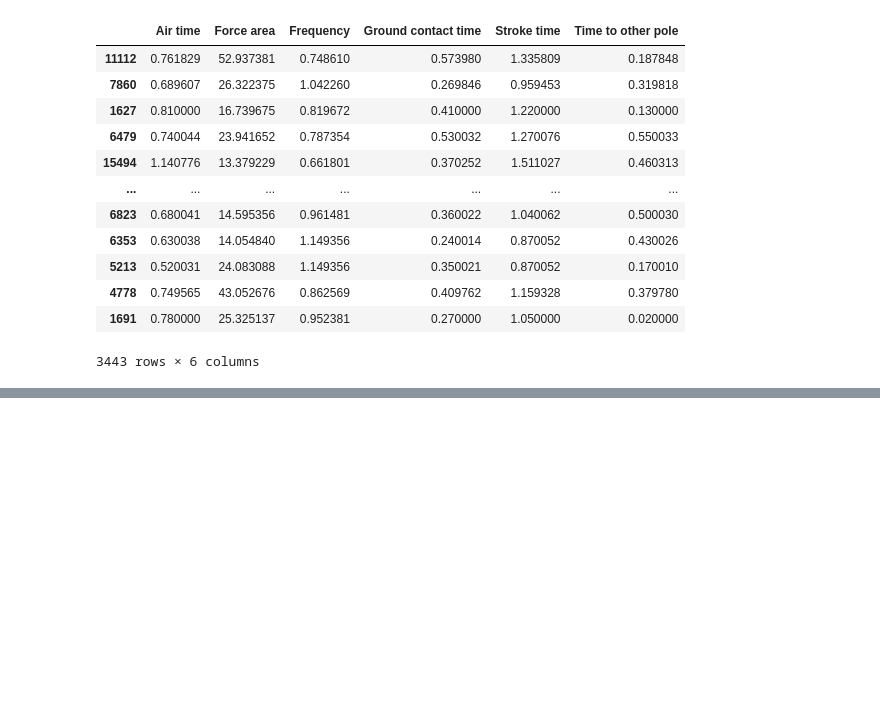
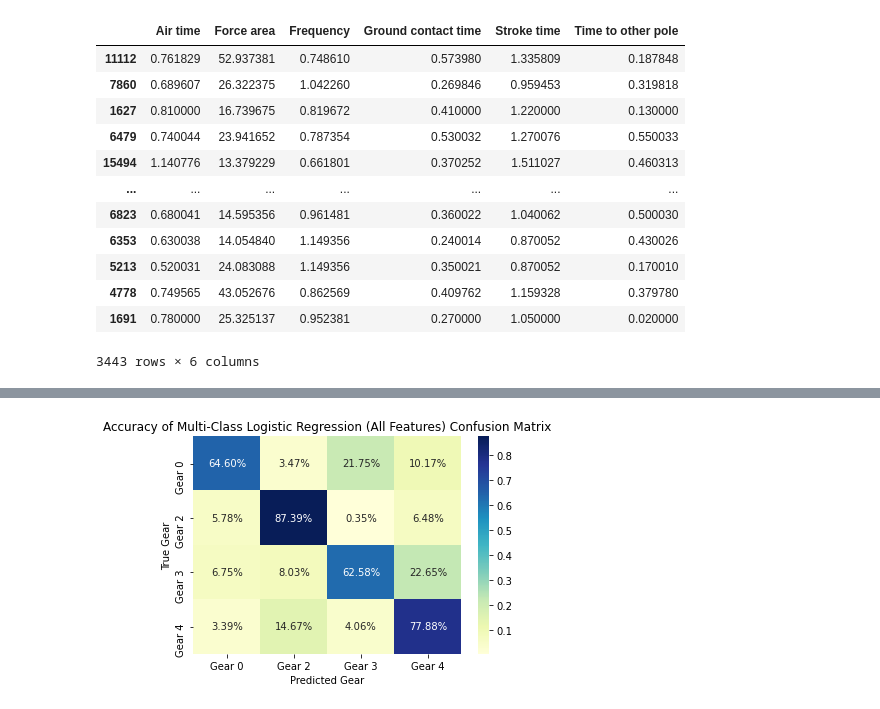
Before and after one commit to DavidLarssonIO/Data-driven-gait-analysis, a Jupyter notebook: main-savya.ipynb, the cells around one changed output, grey strips where cells are left out. Saved outputs shown, nothing was run; the diff lists cells and outputs as text; code cells hidden in the pictures; blank space fills up the shorter version.

```diff
--- a/main-savya.ipynb
+++ b/main-savya.ipynb
@@ -547,0 +474,12 @@ X_valid
+# %%
+# Now, using the random grid created above, we start to search for the best hyperparameters
+
+# First we create the base model that we want to tune by specifying no parameters
+lr = LogisticRegression()
+
+lr_random = RandomizedSearchCV(estimator=lr, param_distributions=param_grid,
+                               n_jobs=-1, scoring='balanced_accuracy', cv = 3,
+                              return_train_score=True)
+
+#lr_random_result = lr_random.fit(X_train, y_train)
+lr_random.fit(X_train, y_train)
@@ -547,0 +511,72 @@ X_valid
+# %%
+# Build the Random Forest Classifier model
+
+lr_best_random = lr_random.best_estimator_
+
+lr = lr_best_random
+
+# Fit the model
+lr.fit(X_train, y_train)
+
+
+# Predict Values using all the features, without reduction
+lr_all_y_pred = lr.predict(X_valid)
+
+# Build the k-fold cross-validator
+kfold = KFold(n_splits=5)
+lr_all_y_pred = cross_val_predict(lr, X_valid, y_valid, cv=kfold)
+
+
+
+
+lr_results = np.ndarray(shape=(1,11))
+
+lr_CM_arr = metrics.confusion_matrix(y_valid, lr_all_y_pred)
+
+TP = lr_CM_arr[0][0]                                                                                          # True Positives
+FN = lr_CM_arr[0][1]                                                                                          # False Positives
+FP = lr_CM_arr[1][0]                                                                                          # True Negatives
+TN = lr_CM_arr[1][1]                                                                                          # False Negatives
+
+lr_results[0][0] = metrics.accuracy_score(y_valid, lr_all_y_pred) #Accuracy
+lr_results[0][1] = TP/(TP+FN)   #Sensitivity/Recall/True positive rate (TPR)
+lr_results[0][2] = TN/(FP+TN)                                                                         # True negative rate
+lr_results[0][3] = FP/(FP+TN)                                                                         # False positive rate
+lr_results[0][4] = TP/(TP+FP)
+lr_results[0][5] = metrics.f1_score(y_valid, lr_all_y_pred, average='weighted')
+lr_results[0][6] = ((TP*TN)-(FP*FN))/(np.sqrt((TP + FP)*(TP + FN)*(TN + FP)*(TN + FN)))
+lr_results[0][7] = metrics.mean_absolute_error(y_valid, lr_all_y_pred)
+lr_results[0][8] = metrics.mean_squared_error(y_valid, lr_all_y_pred)
+lr_results[0][9] = np.sqrt(metrics.mean_squared_error(y_valid, lr_all_y_pred))
+lr_results[0][10] = lr.score(X_valid,y_valid)
+
+print('Accuracy Score:', lr_results[0][0])
+print('F-1 Score:', lr_results[0][5])
+print('MCC Score:', lr_results[0][6])
+
+print('Mean Absolute Error:', lr_results[0][7])
+print('Mean Squared Error:', lr_results[0][8])
+print('Root Mean Squared Error:', lr_results[0][9])
+print('Classifier Score:', lr_results[0][10])
+print('Sensitivity:', lr_results[0][1])
+print('Specificity:', lr_results[0][2])
+
+print('\nClassification Report: \n', metrics.classification_report(y_valid, lr_all_y_pred))
+
+
+file_prefix = 'Accuracy of Multi-Class Logistic Regression (All Features) '
+#temp_labels = ['Gear ' + str(list(Counter(y_valid).keys())[i]) for i in range(0,len(list(Counter(y_valid).keys())))]
+temp_labels = ['Gear 0', 'Gear 2', 'Gear 3', 'Gear 4']
+
+x = np.true_divide(lr_CM_arr, lr_CM_arr.sum(axis=1, keepdims=True))
+
+plt.figure()
+sns.heatmap(x, annot=True,fmt='0.2%', xticklabels=temp_labels, yticklabels=temp_labels, cmap='YlGnBu')
+plt.title('{}Confusion Matrix'.format(file_prefix))
+plt.xlabel("Predicted Gear")
+plt.ylabel("True Gear")
+#plt.gcf()
+#plt.savefig('{}_Confusion Matrix'.format(file_prefix), bbox_to_anchor='tight')
+plt.show()
+#plt.close()
+# %% [output]
@@ -547,0 +600 @@ X_valid
+[figure, added]
```
Also changed, not shown: parts of 52 cells of this notebook.
